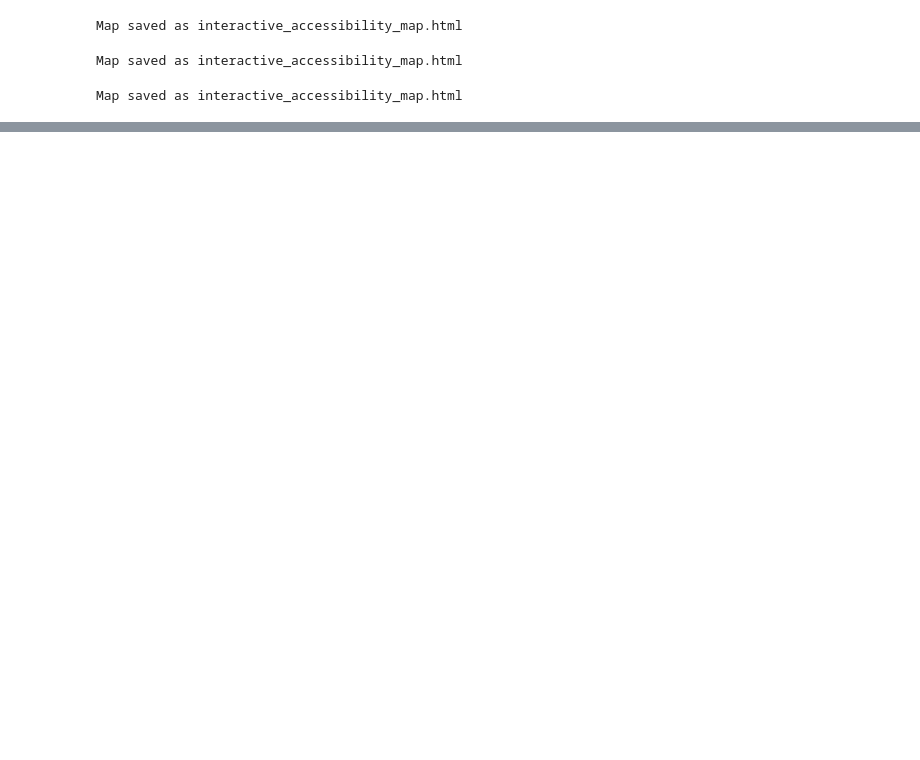
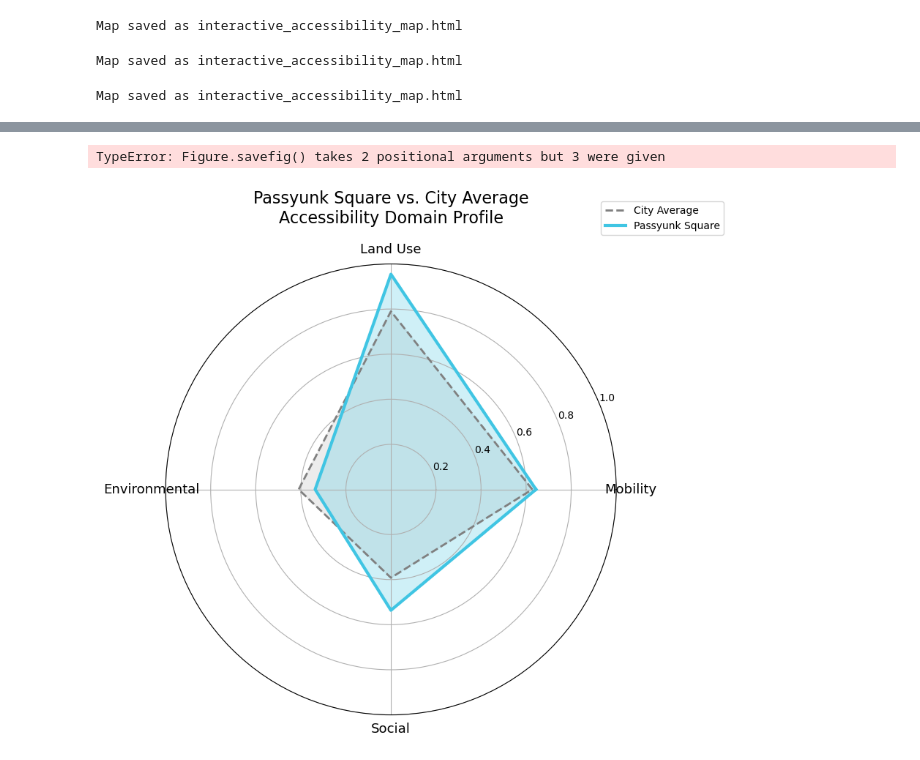
Before and after one commit to astauf03/musa5500-python-final, a Jupyter notebook: notebooks/allmaps.ipynb, the cells around one changed output, grey strips where cells are left out. Cells and saved outputs as stored; diff of their text form; code cells hidden in the pictures; blank space fills up the shorter version.

```diff
--- a/notebooks/allmaps.ipynb
+++ b/notebooks/allmaps.ipynb
@@ -612,0 +776,67 @@ AttributeError: module 'matplotlib.pyplot' has no attribute 't'
+# %%
+import os
+import numpy as np
+import matplotlib.pyplot as plt
+
+# -----------------------------------------------------
+# 1. Ensure save directory exists
+# -----------------------------------------------------
+save_dir = "docs/assets"
+os.makedirs(save_dir, exist_ok=True)
+save_path = os.path.join(save_dir, "psq_radar.png")
+
+# -----------------------------------------------------
+# 2. Extract PSQ row + city average
+# -----------------------------------------------------
+domains = ["mobility_score", "land_use_score", "environmental_score", "social_score"]
+
+psq_row = gdf[gdf["Name"] == "PASSYUNK_SQUARE"].iloc[0]
+psq_values = psq_row[domains].values.astype(float)
+
+city_means = gdf[domains].mean().values.astype(float)
+
+# -----------------------------------------------------
+# 3. Radar chart setup
+# -----------------------------------------------------
+labels = ["Mobility", "Land Use", "Environmental", "Social"]
+num_vars = len(labels)
+
+# angles for radar chart (close the loop)
+angles = np.linspace(0, 2 * np.pi, num_vars, endpoint=False).tolist()
+angles += angles[:1]
+
+psq_plot = np.append(psq_values, psq_values[0])
+city_plot = np.append(city_means, city_means[0])
+
+# -----------------------------------------------------
+# 4. Plot
+# -----------------------------------------------------
+plt.figure(figsize=(8, 8))
+ax = plt.subplot(111, polar=True)
+
+# City average
+ax.plot(angles, city_plot, linewidth=2, linestyle="--", color="gray", label="City Average")
+ax.fill(angles, city_plot, color="gray", alpha=0.15)
+
+# PSQ
+ax.plot(angles, psq_plot, linewidth=3, color="#40C5E3", label="Passyunk Square")
+ax.fill(angles, psq_plot, color="#40C5E3", alpha=0.25)
+
+# Labels + styling
+ax.set_xticks(angles[:-1])
+ax.set_xticklabels(labels, fontsize=13)
+ax.set_ylim(0, 1)
+
+ax.set_title("Passyunk Square vs. City Average\nAccessibility Domain Profile", fontsize=16, pad=20)
+ax.legend(loc="upper right", bbox_to_anchor=(1.25, 1.15))
+
+# -----------------------------------------------------
+# 5. Save
+# -----------------------------------------------------
+plt.savefig(save_path, "radar_psq_vs_city", dpi=300, bbox_inches="tight")
+plt.show()
+
+print("Radar chart saved to:", save_path)
+# %% [output]
+TypeError: Figure.savefig() takes 2 positional arguments but 3 were given
+[figure, added]
```
Also changed, not shown: parts of 11 cells of this notebook, 10 other files.
